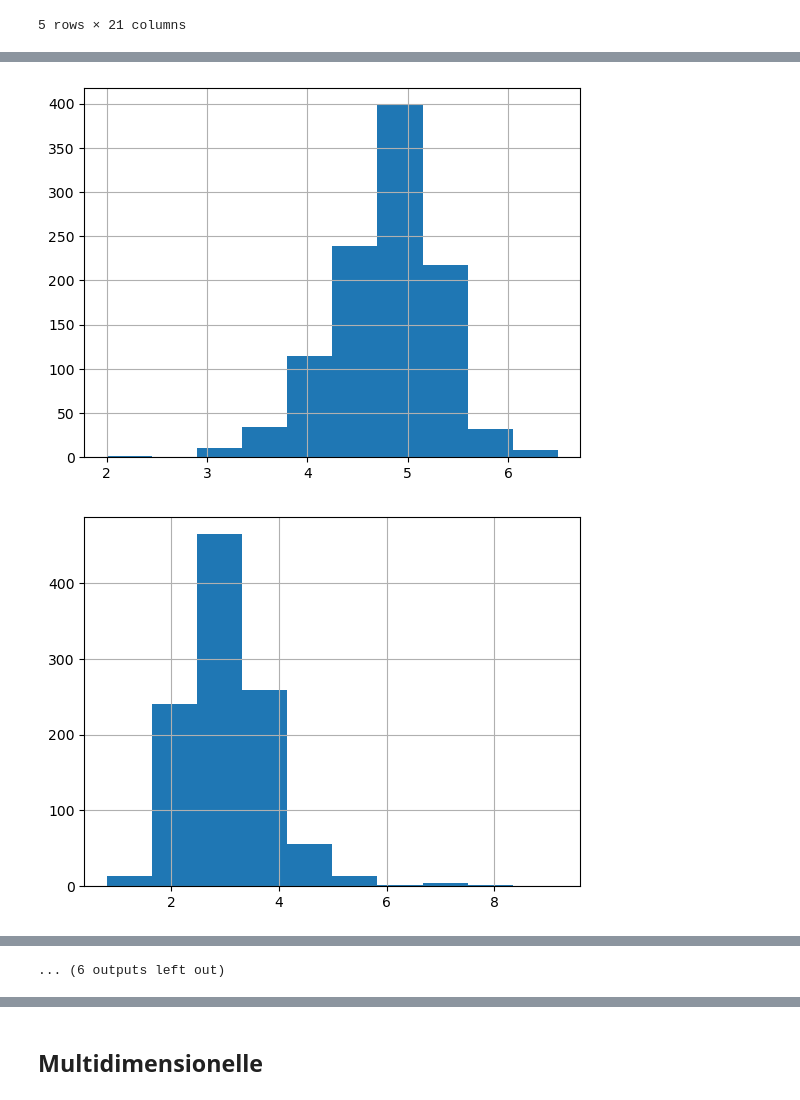
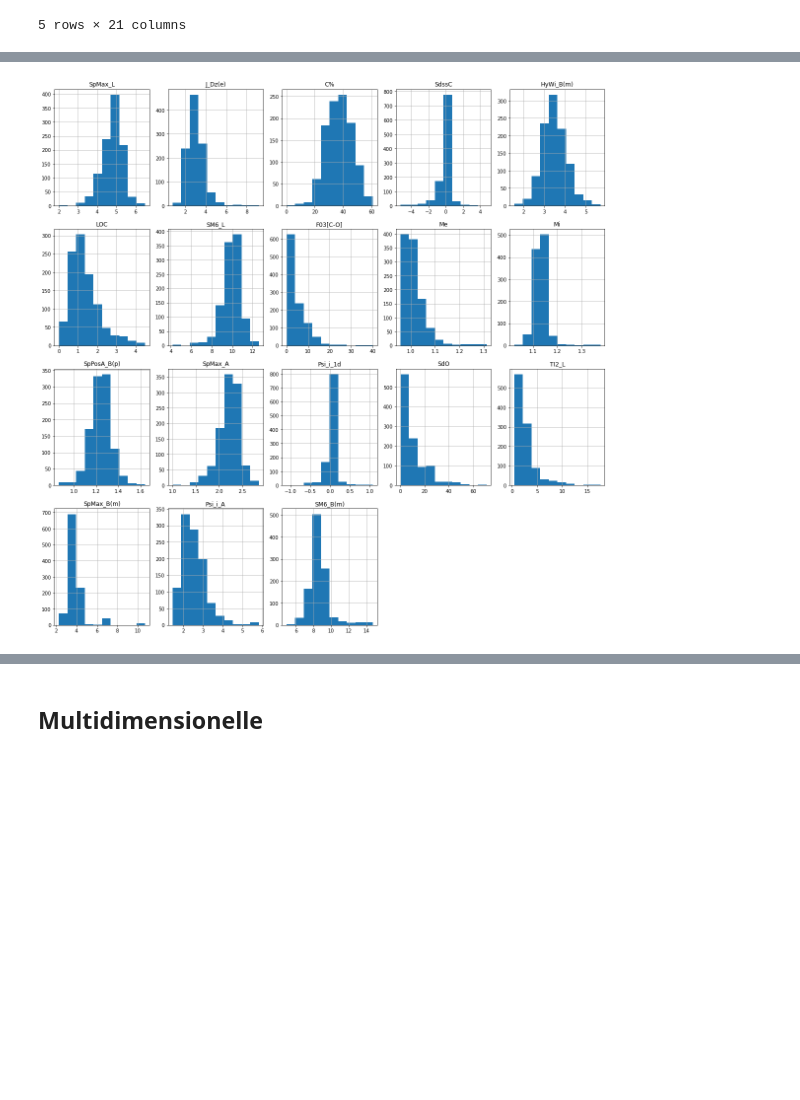
Before and after one commit to Calanohn/Projet_ML, a Jupyter notebook: ML-Python.ipynb, the cells around one changed output, grey strips where cells are left out. Saved outputs shown, nothing was run; the diff lists cells and outputs as text; code cells hidden in the pictures; blank space fills up the shorter version.

```diff
--- a/ML-Python.ipynb
+++ b/ML-Python.ipynb
@@ -44,7 +45,8 @@ data.head()
 5 rows × 21 columns
 # %%
 
-keysqual = ['F03[C-O]', 'B01[C-Br]', 'B03[C-Cl]']
+#keysqual = ['F03[C-O]', 'B01[C-Br]', 'B03[C-Cl]']
+keysqual = ['B01[C-Br]', 'B03[C-Cl]']
 
 keysquant = []
 for i in data.keys():
@@ -89,8 +91,11 @@ data.describe()
 # %%
 # histogramme des variables quantis
+k = 1
+plt.figure(1, figsize = (20, 20))
 for i in keysquant :
+    plt.subplot(4, 5, k,title=i)
     data[i].hist()
-    plt.show()
+    k += 1
+plt.show()
 # %% [output]
-[figure, old version]
+[figure, new version]
-[figure, removed]
@@ -107,3 +102,2 @@ for i in keysquant :
-... (6 outputs left out)
 # %%
 # boxplot des variables quantis
```
Also changed, not shown: parts of 99 cells of this notebook.
